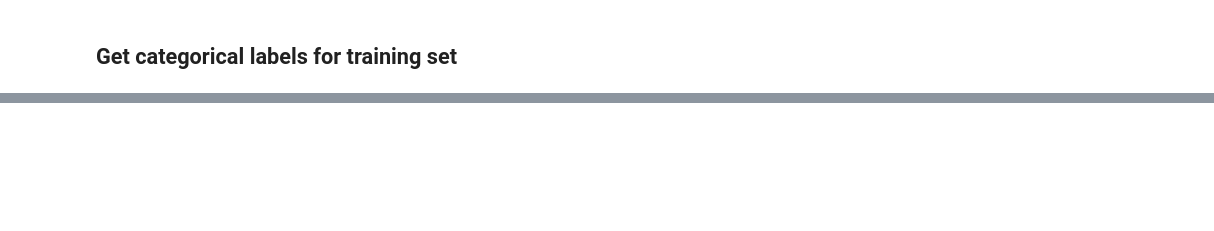
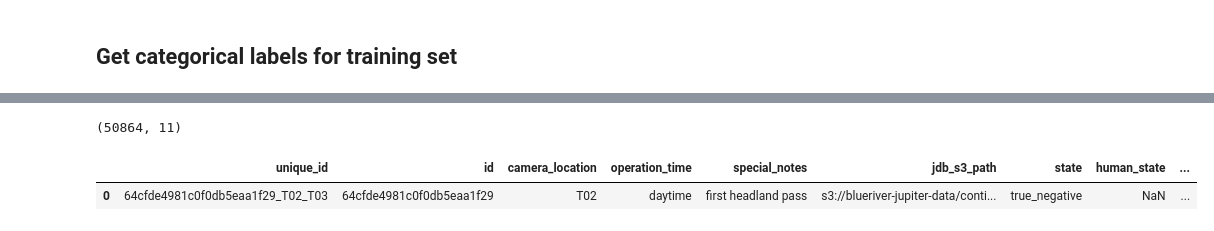
Before and after one commit to liyubrt/notebooks, a Jupyter notebook: check_label.ipynb, the cells around one changed output, grey strips where cells are left out. Saved outputs shown, nothing was run; the diff lists cells and outputs as text; code cells hidden in the pictures; blank space fills up the shorter version.

```diff
--- a/check_label.ipynb
+++ b/check_label.ipynb
@@ -229,0 +242,10 @@ airborne 11536
+# %%
+pred_csv1 = '/data/jupiter/li.yu/exps/driveable_terrain_model/v61_7cls_dustaugonhuman_dlbase_0109/halo_rgb_stereo_test_v6_1_640/output.csv'
+pred_csv2 = '/data/jupiter/li.yu/exps/driveable_terrain_model/v61_7cls_dustaugonhuman_dlbase_0109/halo_rgb_stereo_test_v6_1_768/output.csv'
+pred_df = pd.concat([pd.read_csv(pred_csv1), pd.read_csv(pred_csv2)], ignore_index=True)
+print(pred_df.shape)
+pred_df.head(1)
+# %% [output]
+(50864, 11)
+|  | unique_id | id | camera_location | operation_time | special_notes | jdb_s3_path | state | human_state | ... |
+| 0 | 64cfde4981c0f0db5eaa1f29_T02_T03 | 64cfde4981c0f0db5eaa1f29 | T02 | daytime | first headland pass | s3://blueriver-jupiter-data/conti... | true_negative | NaN | ... |
```
Also changed, not shown: parts of 15 cells of this notebook, 2 other files.
